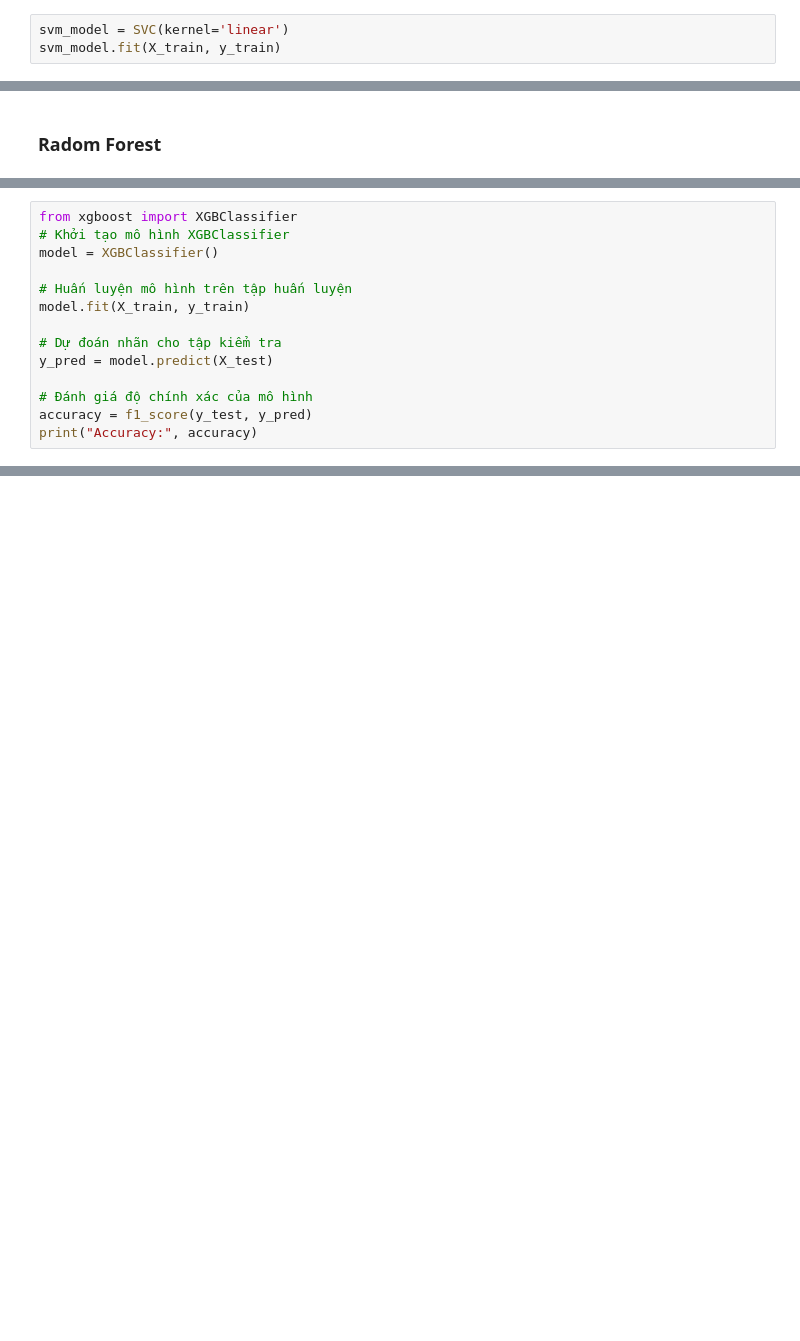
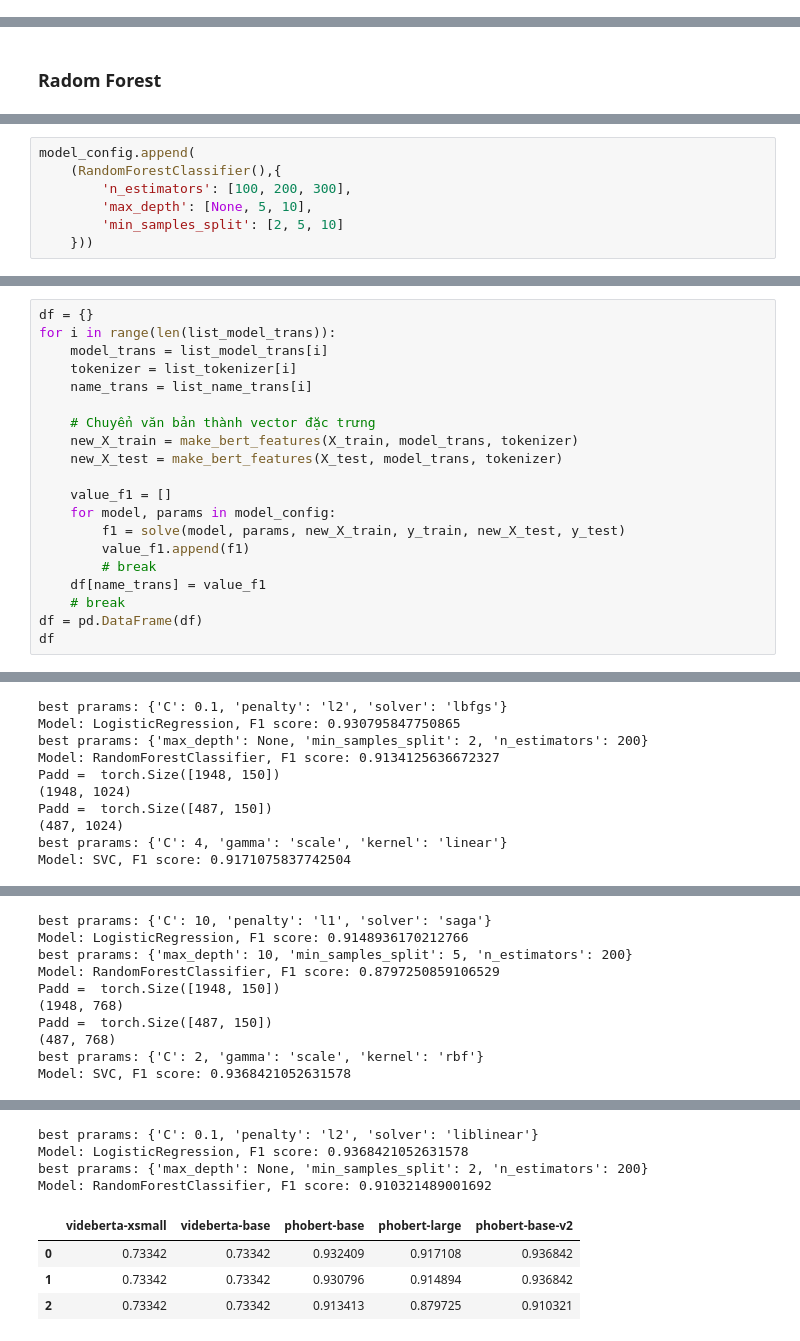
Before and after one commit to hoangnqh/CS114.N21, a Jupyter notebook: Final_Project/notebook.ipynb, the cells around one changed output, grey strips where cells are left out. Cells and saved outputs as stored; diff of their text form; blank space fills up the shorter version.

```diff
--- a/Final_Project/notebook.ipynb
+++ b/Final_Project/notebook.ipynb
@@ -208,3 +241,0 @@ Padd =  torch.Size([487, 150])
-# %%
-svm_model = SVC(kernel='linear')
-svm_model.fit(X_train, y_train)
@@ -355,14 +259,0 @@ Accuracy: 0.7334200260078023
-# %%
-from xgboost import XGBClassifier
-# Khởi tạo mô hình XGBClassifier
-model = XGBClassifier()
-
-# Huấn luyện mô hình trên tập huấn luyện
-model.fit(X_train, y_train)
-
-# Dự đoán nhãn cho tập kiểm tra
-y_pred = model.predict(X_test)
-
-# Đánh giá độ chính xác của mô hình
-accuracy = f1_score(y_test, y_pred)
-print("Accuracy:", accuracy)
@@ -397,0 +260,7 @@ Accuracy: 0.8939929328621908
+# %%
+model_config.append(
+    (RandomForestClassifier(),{
+        'n_estimators': [100, 200, 300],
+        'max_depth': [None, 5, 10],
+        'min_samples_split': [2, 5, 10]
+    }))
@@ -397,0 +269,21 @@ Accuracy: 0.8939929328621908
+# %%
+df = {}
+for i in range(len(list_model_trans)):
+    model_trans = list_model_trans[i]
+    tokenizer = list_tokenizer[i]
+    name_trans = list_name_trans[i]
+
+    # Chuyển văn bản thành vector đặc trưng
+    new_X_train = make_bert_features(X_train, model_trans, tokenizer)
+    new_X_test = make_bert_features(X_test, model_trans, tokenizer)
+
+    value_f1 = []
+    for model, params in model_config:
+        f1 = solve(model, params, new_X_train, y_train, new_X_test, y_test)
+        value_f1.append(f1)
+        # break
+    df[name_trans] = value_f1
+    # break
+df = pd.DataFrame(df)
+df
+# %% [output]
@@ -397,0 +373,10 @@ Accuracy: 0.8939929328621908
+best prarams: {'C': 0.1, 'penalty': 'l2', 'solver': 'lbfgs'}
+Model: LogisticRegression, F1 score: 0.930795847750865
+best prarams: {'max_depth': None, 'min_samples_split': 2, 'n_estimators': 200}
+Model: RandomForestClassifier, F1 score: 0.9134125636672327
+Padd =  torch.Size([1948, 150])
+(1948, 1024)
+Padd =  torch.Size([487, 150])
+(487, 1024)
+best prarams: {'C': 4, 'gamma': 'scale', 'kernel': 'linear'}
+Model: SVC, F1 score: 0.9171075837742504
@@ -397,0 +402,10 @@ Accuracy: 0.8939929328621908
+best prarams: {'C': 10, 'penalty': 'l1', 'solver': 'saga'}
+Model: LogisticRegression, F1 score: 0.9148936170212766
+best prarams: {'max_depth': 10, 'min_samples_split': 5, 'n_estimators': 200}
+Model: RandomForestClassifier, F1 score: 0.8797250859106529
+Padd =  torch.Size([1948, 150])
+(1948, 768)
+Padd =  torch.Size([487, 150])
+(487, 768)
+best prarams: {'C': 2, 'gamma': 'scale', 'kernel': 'rbf'}
+Model: SVC, F1 score: 0.9368421052631578
@@ -397,0 +431,8 @@ Accuracy: 0.8939929328621908
+best prarams: {'C': 0.1, 'penalty': 'l2', 'solver': 'liblinear'}
+Model: LogisticRegression, F1 score: 0.9368421052631578
+best prarams: {'max_depth': None, 'min_samples_split': 2, 'n_estimators': 200}
+Model: RandomForestClassifier, F1 score: 0.910321489001692
+|  | videberta-xsmall | videberta-base | phobert-base | phobert-large | phobert-base-v2 |
+| 0 | 0.73342 | 0.73342 | 0.932409 | 0.917108 | 0.936842 |
+| 1 | 0.73342 | 0.73342 | 0.930796 | 0.914894 | 0.936842 |
+| 2 | 0.73342 | 0.73342 | 0.913413 | 0.879725 | 0.910321 |
```
Also changed, not shown: parts of 31 cells of this notebook, 6 other files.
